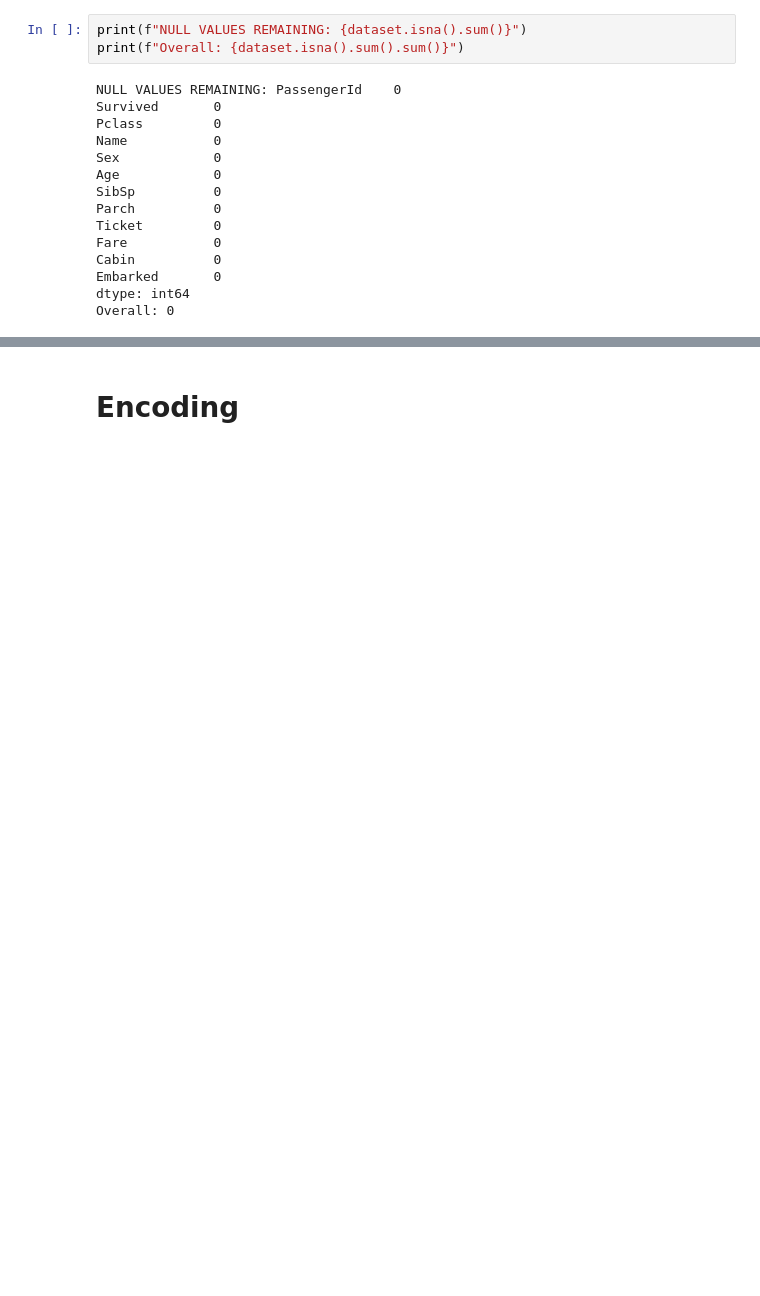
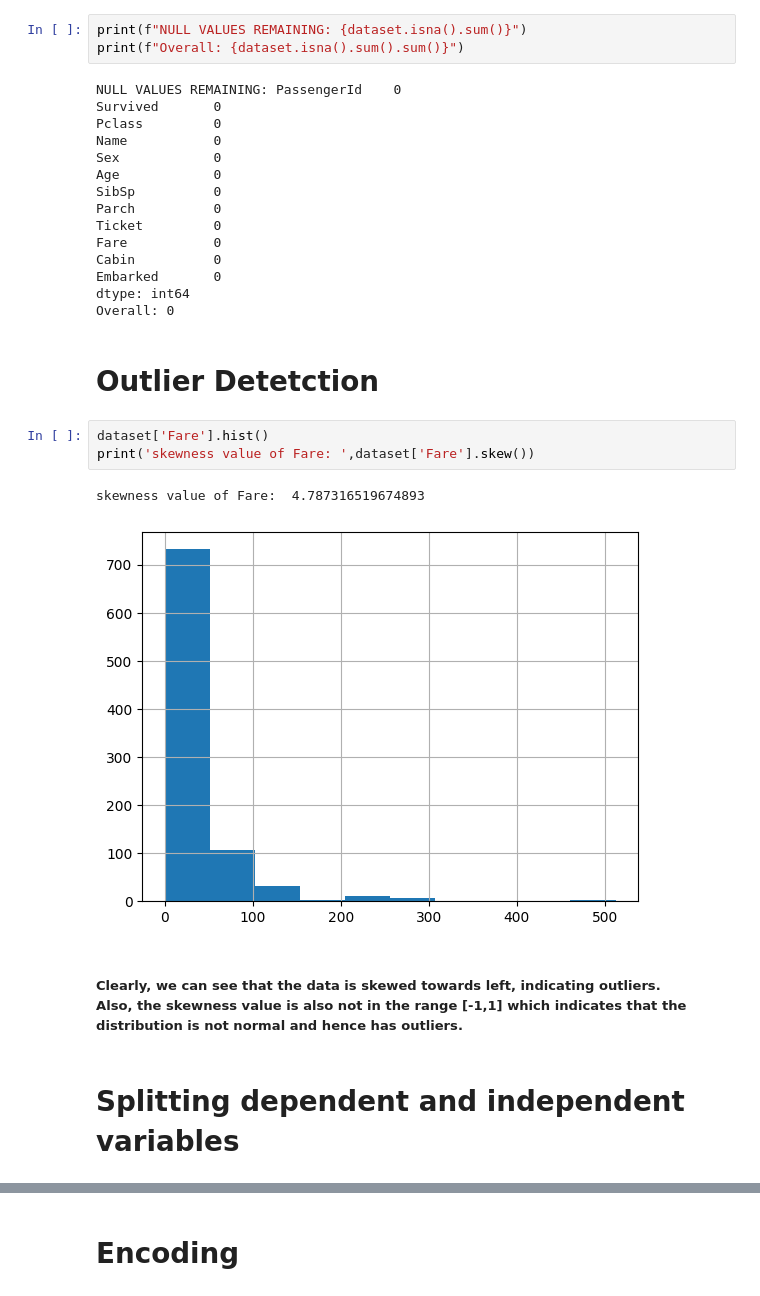
Before and after one commit to smartinternz02/SI-GuidedProject-581974-1694665929, a Jupyter notebook: ASSIGNMENT-3/Titanic.ipynb, the cells around one changed output, grey strips where cells are left out. Saved outputs shown, nothing was run; the diff lists cells and outputs as text; blank space fills up the shorter version.

```diff
--- a/ASSIGNMENT-3/Titanic.ipynb
+++ b/ASSIGNMENT-3/Titanic.ipynb
@@ -100,3 +101,15 @@ Cabin          0
 Embarked       0
 dtype: int64
 Overall: 0
+# %% [markdown]
+# Outlier Detetction
+# %%
+dataset['Fare'].hist()
+print('skewness value of Fare: ',dataset['Fare'].skew())
+# %% [output]
+skewness value of Fare:  4.787316519674893
+[figure, added]
+# %% [markdown]
+##### Clearly, we can see that the data is skewed towards left, indicating outliers.<br>Also, the skewness value is also not in the range [-1,1] which indicates that the distribution is not normal and hence has outliers.
+# %% [markdown]
+# Splitting dependent and independent variables
```
Also changed, not shown: parts of 7 cells of this notebook.
